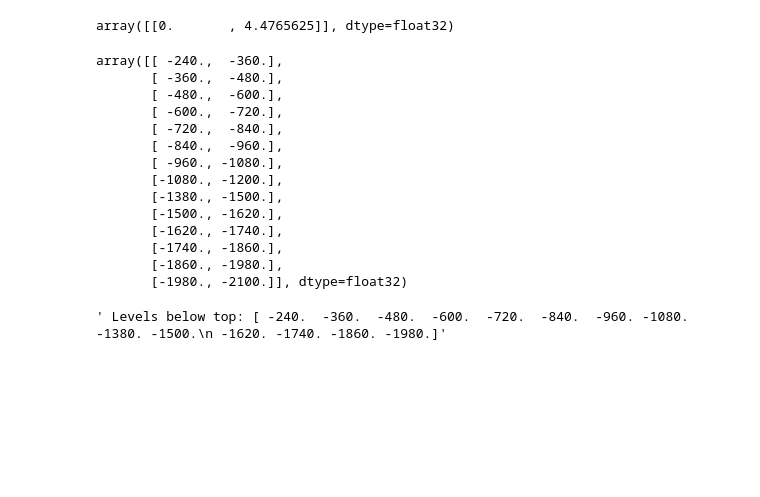
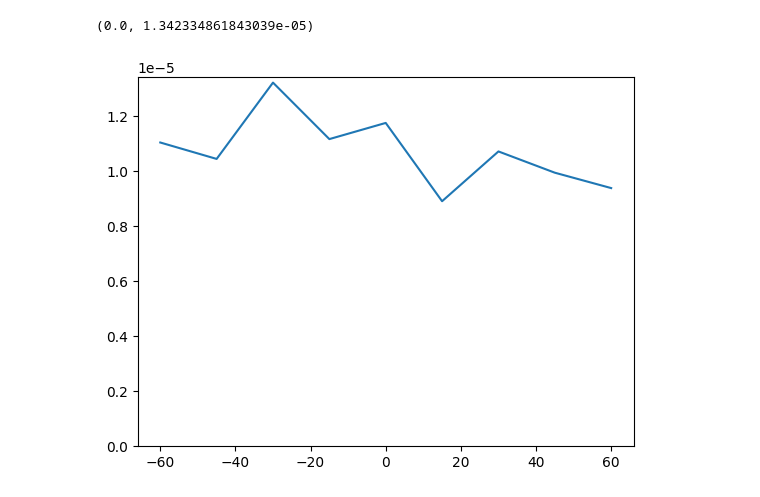
Before and after one commit to DragomirNikolov/MSGI, a Jupyter notebook: development/bulk_plots.ipynb, the cells around one changed output. Saved outputs shown, nothing was run; the diff lists cells and outputs as text; code cells hidden in the pictures; blank space fills up the shorter version.

```diff
--- a/development/bulk_plots.ipynb
+++ b/development/bulk_plots.ipynb
@@ -18,0 +10,8 @@ array([[-1140., -1260.],
+# %%
+bulk_data_df = pd.read_parquet("/nfs/ch4/wolke_scratch/dnikolo/GTE_Validation/DARDAR/Bulk/Bulk_statistics/glaciations_with_bulk_data_V3_1_2007.parquet")
+iwc_rel_df_1 = pd.read_parquet("/nfs/ch4/wolke_scratch/dnikolo/GTE_Validation/DARDAR/Bulk/Bulk_statistics/iwc_rel_df_V3_1_2007.parquet")
+mean_iwc_by_height_df = pd.read_parquet("/nfs/ch4/wolke_scratch/dnikolo/GTE_Validation/DARDAR/Bulk/Bulk_statistics/mean_iwc_by_height_data_V3_1_2007.parquet")
+# %%
+iwc_rel_df_2 = pd.read_parquet("/nfs/ch4/wolke_scratch/dnikolo/GTE_Validation/DARDAR/Bulk/Bulk_statistics/iwc_rel_df_V3_1_2008.parquet")
+# %%
+iwc_rel_df = pd.concat([iwc_rel_df_1, iwc_rel_df_2], ignore_index=True)
@@ -30 +191,8 @@ plot_df
+# %%
+target_range = stats_by_rel_time[stats_by_rel_time["rel_ind"].isin(range(-4, +5))]
+plt.plot(target_range["rel_time_min"],target_range["mean_iwc_ct"])
+plt.ylim(0)
+# %% [output]
+(0.0, 1.342334861843039e-05)
+[figure, added]
 # %%
@@ -45,32 +207,0 @@ plot_df
-# %%
-np.empty(shape=(1,2),dtype=np.float32)
-# %% [output]
-array([[0.       , 4.4765625]], dtype=float32)
-# %%
-DARDAR_DZ_M=60.0
-height_ranges = [[-240,-1200],[-1380,-2100]]
-BULK_LEVEL_OFFSETS_M=np.empty((1,2),dtype=np.float32)
-for range in height_ranges:
-    temp = np.arange(range[0],range[1]-DARDAR_DZ_M,-int(DARDAR_DZ_M*2),dtype=np.float32,)
-    BULK_LEVEL_OFFSETS_M = np.concatenate([BULK_LEVEL_OFFSETS_M,np.array(list(zip(temp[:-1],temp[1:])))],axis=0)
-BULK_LEVEL_OFFSETS_M = BULK_LEVEL_OFFSETS_M[1:]
-BULK_LEVEL_OFFSETS_M
-# %% [output]
-array([[ -240.,  -360.],
-       [ -360.,  -480.],
-       [ -480.,  -600.],
-       [ -600.,  -720.],
-       [ -720.,  -840.],
-       [ -840.,  -960.],
-       [ -960., -1080.],
-       [-1080., -1200.],
-       [-1380., -1500.],
-       [-1500., -1620.],
-       [-1620., -1740.],
-       [-1740., -1860.],
-       [-1860., -1980.],
-       [-1980., -2100.]], dtype=float32)
-# %%
-f" Levels below top: {BULK_LEVEL_OFFSETS_M[:,0]}"
-# %% [output]
-' Levels below top: [ -240.  -360.  -480.  -600.  -720.  -840.  -960. -1080. -1380. -1500.\n -1620. -1740. -1860. -1980.]'
```
Also changed, not shown: parts of 24 cells of this notebook, 9 other files.
